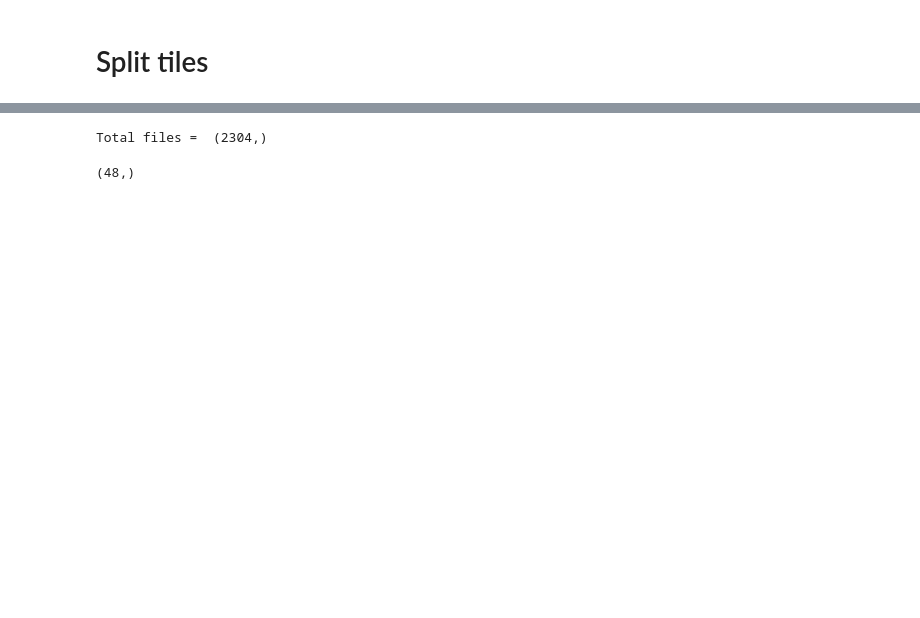
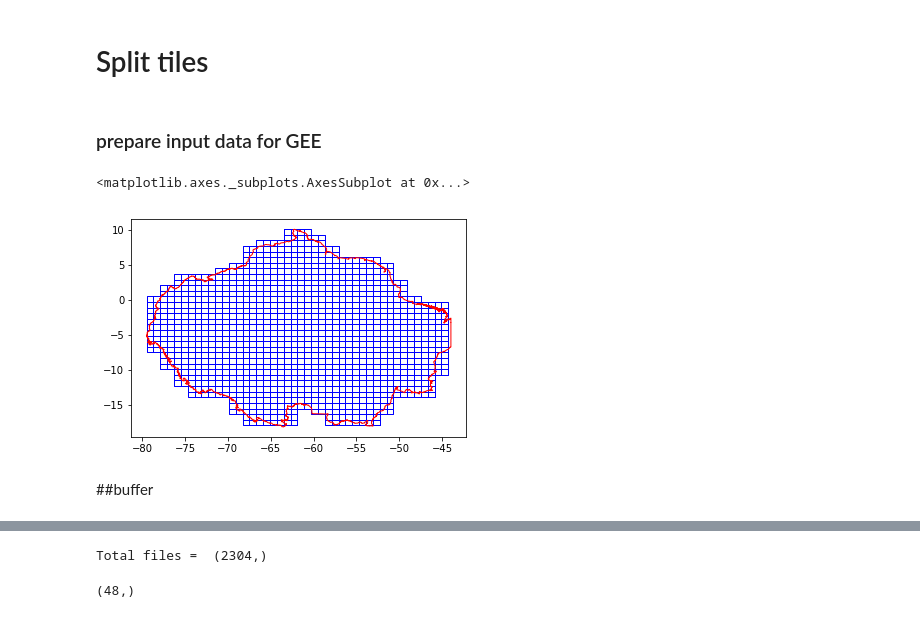
Before and after one commit to acocac/MTLCC-MODIS-GCP, a Jupyter notebook: src/2_datapartition/1_splittiles.ipynb, the cells around one changed output, grey strips where cells are left out. Saved outputs shown, nothing was run; the diff lists cells and outputs as text; code cells hidden in the pictures; blank space fills up the shorter version.

```diff
--- a/src/2_datapartition/1_splittiles.ipynb
+++ b/src/2_datapartition/1_splittiles.ipynb
@@ -1,2 +1,4 @@
 # %% [markdown]
 # Split tiles
+# %% [markdown]
+### prepare input data for GEE
@@ -3,17 +10,20 @@
 # %%
-import geopandas as gpd
-import os
-import numpy as np
-import pandas as pd
-
-indir = r"F:\acoca\research\gee\dataset\test2\geodata\split\raw\geojson"
+indir = r"F:\acoca\research\gee\dataset\AMZ\geodata\split\384\raw\geojson"
 
 df_patchid = gpd.read_file(os.path.join(indir, 'patchid.geojson'))
 df_fileid = gpd.read_file(os.path.join(indir, 'fileid.geojson'))
-
-df_all = gpd.overlay(df_patchid,df_fileid,how='intersection')
-
-cols = ['raster_val', 'raster_val_2']
-df_all[cols] = df_all[cols].applymap(np.int64)
+aoi = gpd.read_file(os.path.join(indir, 'amz_raisg.geojson'))
 # %%
-df_all['id_fn'] = df_all.raster_val.astype(str) + '_' +  df_all.raster_val_2.astype(str)
+df_all = gpd.overlay(df_patchid,df_fileid,how='intersection')
+
+df_all['id_fn'] = df_all.patch_id.astype(str) + '_' +  df_all.file_id.astype(str)
+df_all.crs = {'init' :'epsg:4326'} # or whatever
+# %%
+fig, ax = plt.subplots()
+df_all.plot(ax=ax, facecolor='none', edgecolor='blue')
+aoi.plot(ax=ax, facecolor='none', edgecolor='red')
+# %% [output]
+<matplotlib.axes._subplots.AxesSubplot at 0x...>
+[figure, added]
+# %% [markdown]
+##buffer
```
Also changed, not shown: parts of 14 cells of this notebook, 23 other files.
